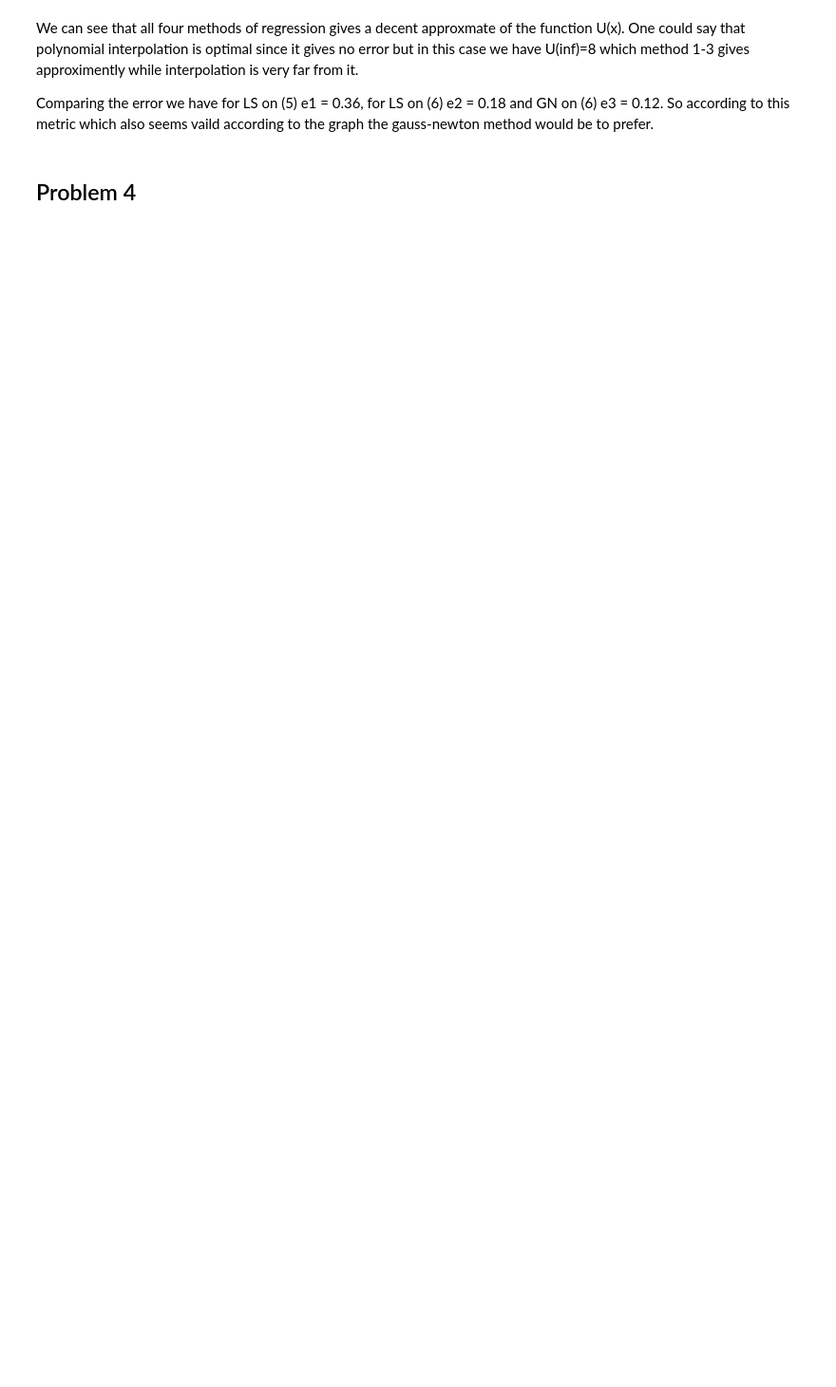
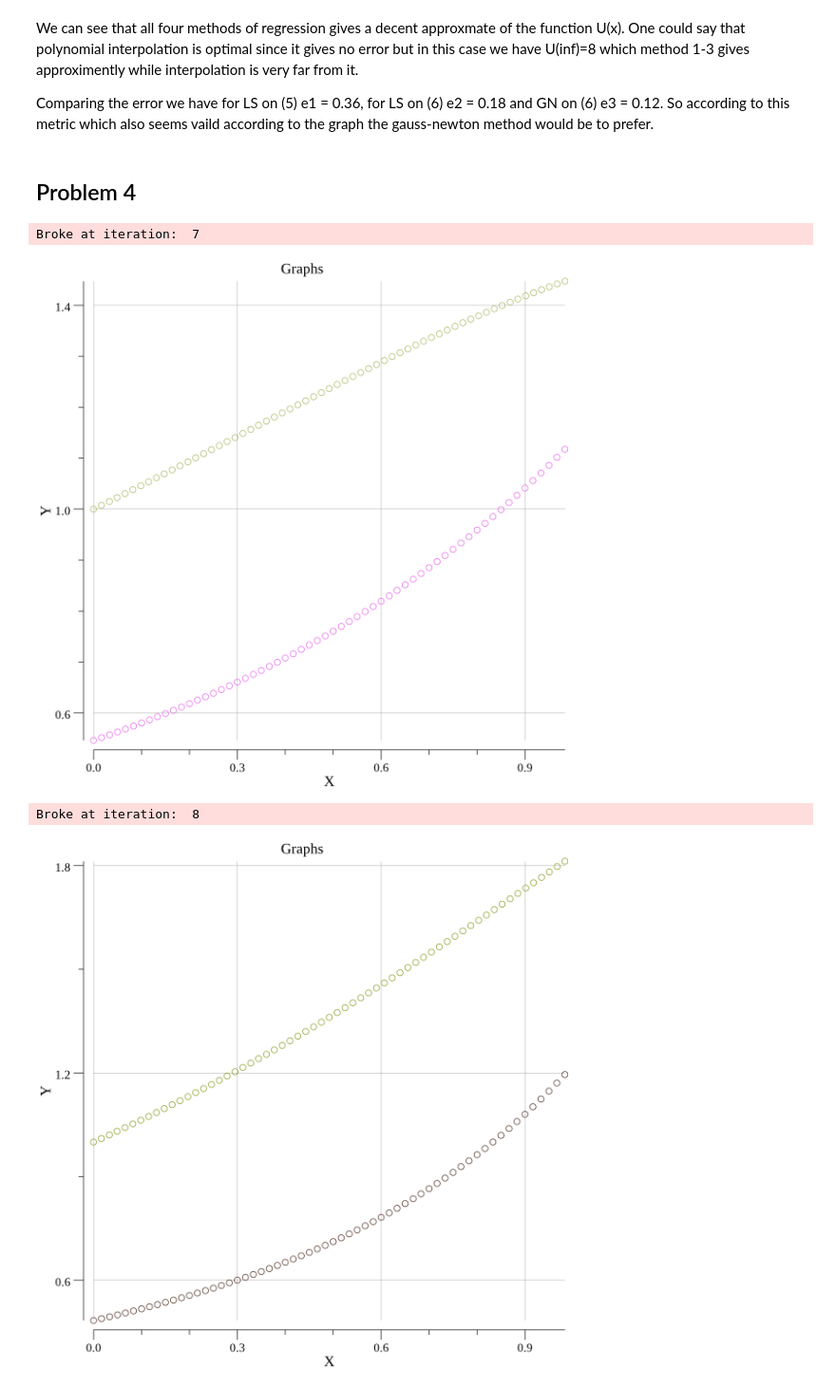
Before and after one commit to KKastberg/nummen, a Jupyter notebook: cmd/lab2/lab2.ipynb, the cells around one changed output. Shown: that part at 95% size. Cells and saved outputs as stored; diff of their text form; code cells hidden in the pictures; blank space fills up the shorter version.

```diff
--- a/cmd/lab2/lab2.ipynb
+++ b/cmd/lab2/lab2.ipynb
@@ -413,83 +448,101 @@ func g(x float64) float64 {
 
 // Derivative of g
 func dg(x float64) float64 {
-	return math.Sqrt(x)
+	return 1/math.Sqrt(x)
+}
+
+func p4_f1(X float64) float64 {
+	return X
 }
 
 func p4_f2(X float64) float64 {
-	return X
+	return (X + (math.Pow(X, 2) / float64(10)))
 }
 
 func p4_f3(X float64) float64 {
-	return (X + (math.Pow(X, 2) / float64(10)))
+	return f1_1(X)
 }
+
 
 func p4_solve_system(T int, N int, x0 int, f func(float64) float64) ([]float64, []float64) {
 
 	dt := float64(T) / float64(N)
-	iterations := 25
-	precision := 1e-7
+	max_iterations := 30
+	precision := 1e-6
 
 	X := mat.NewDense(N+1, 1, nil) // capital
 	// Starting guesses for capital
 
 	for i := 0; i < N+1; i++ {
-		X.Set(i, 0, float64(x0 * (i+1)))
+		X.Set(i, 0, float64(x0))
 	}
 
 	// Store updates capital values
 	X_updated := mat.NewDense(N+1, 1, nil)
-	_,_ := X_updated.Copy(X)
+	X_updated.Copy(X)
 
 	// Changes in capital between iterations
-	delta_X := mat.NewDense(iterations, 1, nil)
+	delta_X := mat.NewDense(max_iterations, 1, nil)
 
 	lagrange_multiplicators := mat.NewDense(1, N, nil)
 
-	for i := 0; i < iterations; i++ {
+	for i := 0; i < max_iterations; i++ {
 
 		// Initial value at t = 1
-		lagrange_multiplicators.Set(0, N-1, dg(X.At(N-1, 0)))
+		lagrange_multiplicators.Set(0, N-1, dg(X.At(N, 0)))
 
 		// Outer loop for lagrange multiplicator using backwards Euler
 		for n := N-2; n >= 0; n-- {
 			new_value := lagrange_multiplicators.At(0, n+1) + dt * f(X.At(n, 0)) * lagrange_multiplicators.At(0, n+1)
 			lagrange_multiplicators.Set(0, n, new_value)
 		}
 
 
 		// Update capital value using forward Euler
 		for n := 0; n < N; n++ {
-			new_value := X_updated.At(n, 0) + dt * (f(X_updated.At(n, 0)) - 1 / math.Pow(lagrange_multiplicators.At(0, n), 3/5))
+			new_value := X_updated.At(n, 0) + dt * (f(X_updated.At(n, 0)) - (1 / math.Pow(lagrange_multiplicators.At(0, n), 3.0/5.0)))
 			X_updated.Set(n+1, 0,  new_value)
 		}
 
 		// Subtract the capital X[i] with the updated capital,
-		// Insert the new updated capital into X[i]
 		// See if the change is small enough to break out of the outer loop
-
 		delta_capital := mat.NewDense(N+1, 1, nil)
 		delta_capital.Sub(X_updated, X)
-		delta_X.Set(i, 0, mat.Norm(delta_capital, 2))
+		X.Copy(X_updated)
 
-		_,_ := X.Copy(X_updated)
-
-		if(delta_X.At(i, 0) < precision) {
+		if(mat.Norm(delta_capital, 2) < precision) {
 			println("Broke at iteration: ", i)
 			break
 		}
 	}
 
 	// Calculate the consumption
 	alpha := make([]float64, N)
 	for i := 0; i < N; i++ {
 		alpha[i] = math.Pow(lagrange_multiplicators.At(0, i), float64(-3) / float64(5))
 	}
 
 	return X.RawMatrix().Data, alpha
 
 }
 
-p4_solve_system(1, 50, 1, f1)
-p4_solve_system(1, 50, 1, p4_f2)
-p4_solve_system(1, 50, 1, p4_f3)
+N := 60
+t := 1
+x0 := 1
+
+a,b := p4_solve_system(t, N, x0, p4_f1)
+p := plot_y_values([][]float64{a,b}, t)
+display_plot(p)
+
+a,b := p4_solve_system(t, N, x0, p4_f2)
+p := plot_y_values([][]float64{a,b}, t)
+display_plot(p)
+
+a,b := p4_solve_system(t, N, x0, p4_f3)
+p := plot_y_values([][]float64{a,b}, t)
+display_plot(p)
+# %% [output]
+Broke at iteration:  7
+[figure, added]
+Broke at iteration:  8
+[figure, added]
```
Also changed, not shown: parts of 8 cells of this notebook.
